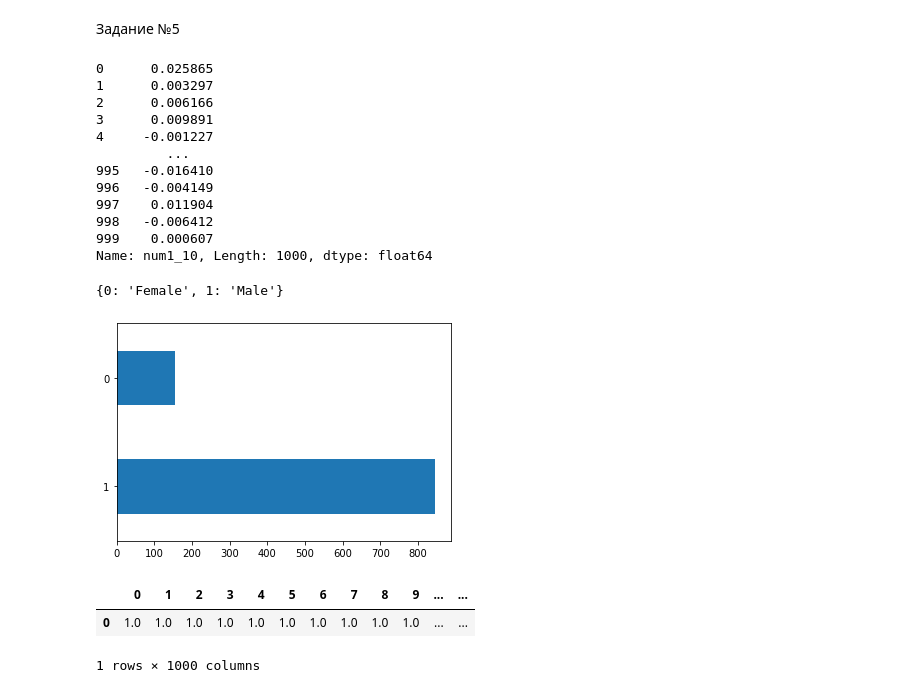
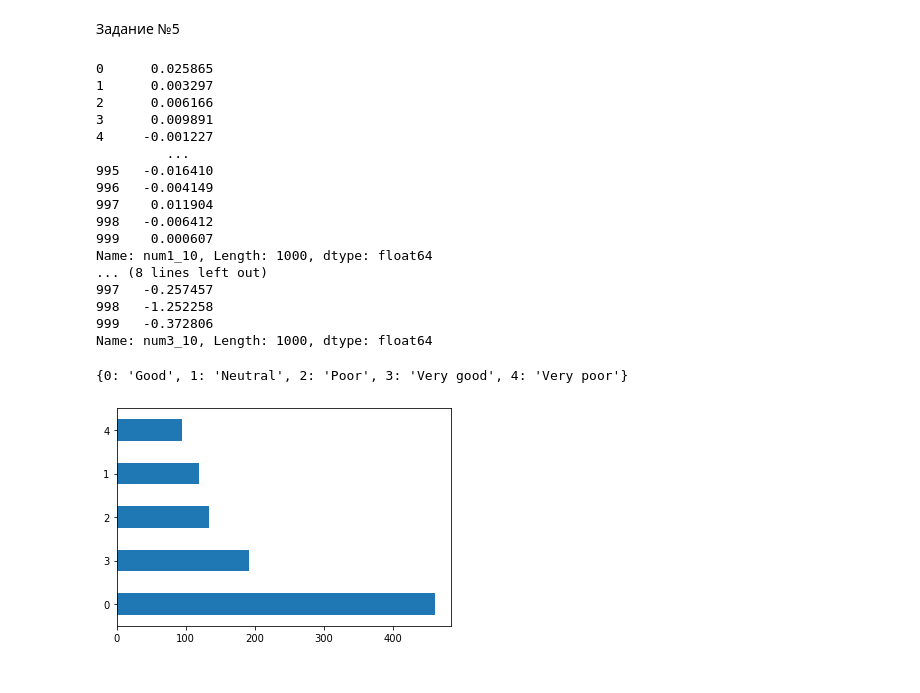
Before and after one commit to KillMoon/MSO, a Jupyter notebook: lab2/lab2.ipynb, the cells around one changed output. Saved outputs shown, nothing was run; the diff lists cells and outputs as text; code cells hidden in the pictures.

```diff
--- a/lab2/lab2.ipynb
+++ b/lab2/lab2.ipynb
@@ -66,7 +66,7 @@ sns.catplot(data=data,
 # %% [markdown]
 Задание № 2
 # %%
-data['cat1_gender'] = data['cat1_gender'].replace(('-',' '), np.nan).replace('male', 'Male').replace('female', 'Female')
+data['cat1_gender'] = data['cat1_gender'].replace(('-', ' ', ''), np.nan).replace('male', 'Male').replace('female', 'Female')
 # %%
 plt.figure(figsize=(10, 10))
 data['cat1_gender'].value_counts().plot.pie(autopct='%1.1f%%')
@@ -130,6 +113,28 @@ def satisfactory_mark(row):
 # %%
-gender_mode = data.cat1_gender.mode()
-data.cat1_gender = data.cat1_gender.fillna(gender_mode[0])
-data.cat1_gender.isnull().any()
+customerSatisfaction = data.cat5_customerSatisfaction.mode()
+data.cat5_customerSatisfaction = data.cat5_customerSatisfaction.fillna(customerSatisfaction[0])
+data.cat5_customerSatisfaction.isnull().any()
 # %% [output]
 False
+# %%
+from sklearn.impute import KNNImputer
+from sklearn.preprocessing import LabelEncoder, OneHotEncoder
+
+onehot_encoder = OneHotEncoder(handle_unknown='ignore')
+data['cat1_gender'] = data['cat1_gender'].replace(np.nan, ' ')
+onehot_encoder.fit(data[['cat1_gender']])
+enc_df = pd.DataFrame(onehot_encoder.transform(data[['cat1_gender']]).toarray())
+enc_df[1] = np.where(enc_df[0] == 1, np.nan, enc_df[1])
+enc_df[2] = np.where(enc_df[0] == 1, np.nan, enc_df[2])
+enc_df[3] = data.num1_10
+enc_df
+
+knn_imputer = KNNImputer()
+enc_df = pd.DataFrame(knn_imputer.fit_transform(enc_df))
+
+# Оставляем нулевой столбец т.к. inverse_transform требует равное количество аргументов как и при transform
+enc_df[1] = np.where(enc_df[1] >= enc_df[2], 1, 0)
+enc_df[2] = np.where(enc_df[2] >= enc_df[1], 1, 0)
+enc_df[0] = 0
+data['cat1_gender'] = onehot_encoder.inverse_transform(enc_df.iloc[:, :3])
+data.cat1_gender.isnull().any()
@@ -183,9 +193,8 @@ d = KNNImputer(n_neighbors=1)
 # %%
 from sklearn import preprocessing
 data.num1_10 = preprocessing.normalize([data.num1_10])[0]
-# preprocessing.normalize([data.num2_10])
-# data.num3_10 = preprocessing.scale(data.num3_10)
-print(data.num1_10)
+data.num2_10 = preprocessing.normalize([data.num2_10])[0]
+data.num3_10 = preprocessing.scale(data.num3_10)
 # %% [output]
 0      0.025865
 1      0.003297
@@ -199,21 +208,16 @@ print(data.num1_10)
 998   -0.006412
 999    0.000607
 Name: num1_10, Length: 1000, dtype: float64
+... (8 lines left out)
+997   -0.257457
+998   -1.252258
+999   -0.372806
+Name: num3_10, Length: 1000, dtype: float64
 # %%
-from sklearn.preprocessing import LabelEncoder, OneHotEncoder
-
 label_encoder = LabelEncoder()
-mapped_gender = pd.Series(label_encoder.fit_transform(data['cat1_gender']))
-mapped_gender.value_counts().plot.barh()
+customerSatisfaction = pd.Series(label_encoder.fit_transform(data['cat5_customerSatisfaction']))
+customerSatisfaction.value_counts().plot.barh()
 print(dict(enumerate(label_encoder.classes_)))
 # %% [output]
-{0: 'Female', 1: 'Male'}
+{0: 'Good', 1: 'Neutral', 2: 'Poor', 3: 'Very good', 4: 'Very poor'}
-[figure, old version]
+[figure, new version]
-# %%
-onehot_encoder = OneHotEncoder(sparse=False)
-encoded_cat5_customer_satisfaction = pd.DataFrame(onehot_encoder.fit_transform([data.cat5_customerSatisfaction.fillna('Good')]))
-encoded_cat5_customer_satisfaction
-# %% [output]
-|  | 0 | 1 | 2 | 3 | 4 | 5 | 6 | 7 | 8 | 9 | ... | ... |
-| 0 | 1.0 | 1.0 | 1.0 | 1.0 | 1.0 | 1.0 | 1.0 | 1.0 | 1.0 | 1.0 | ... | ... |
-1 rows × 1000 columns
```
Also changed, not shown: parts of 6 cells of this notebook, 1 other file.
